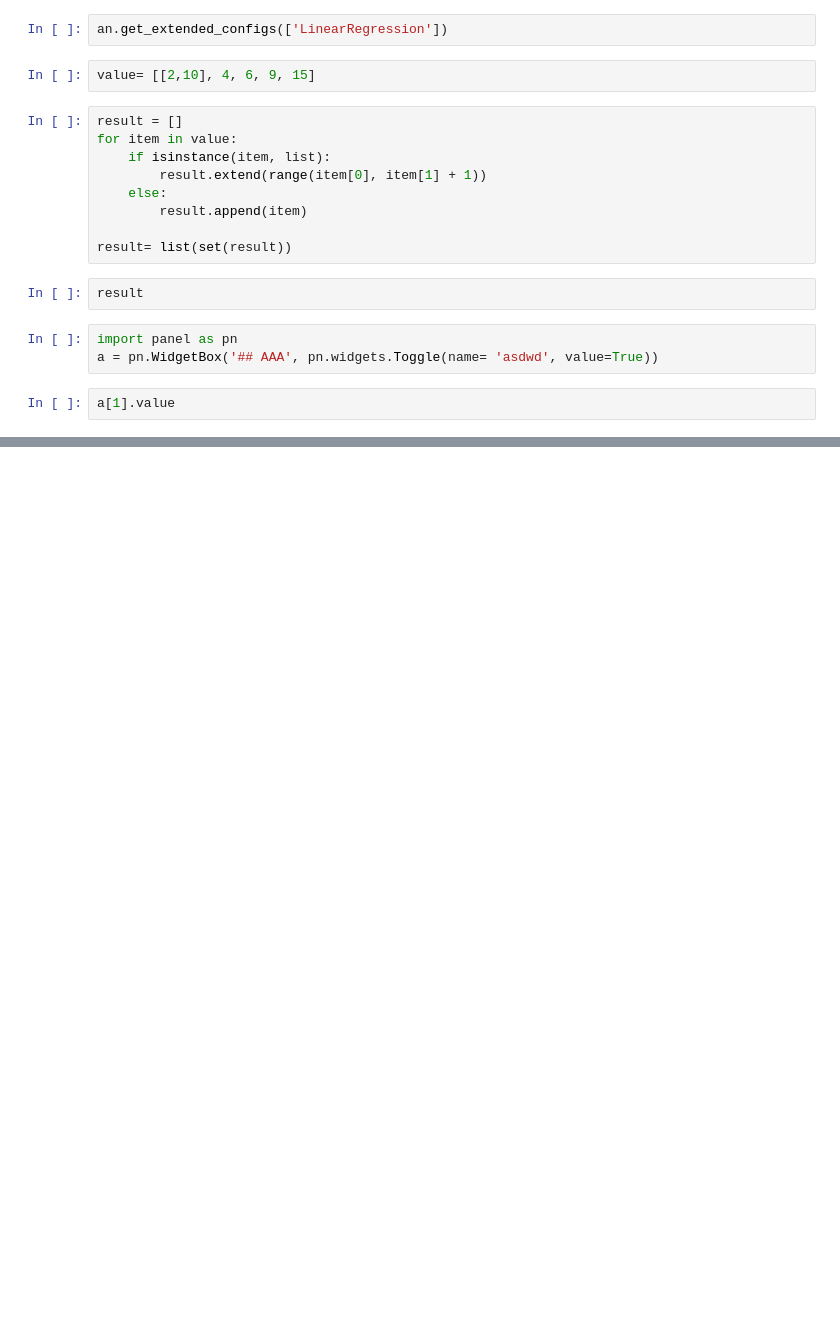
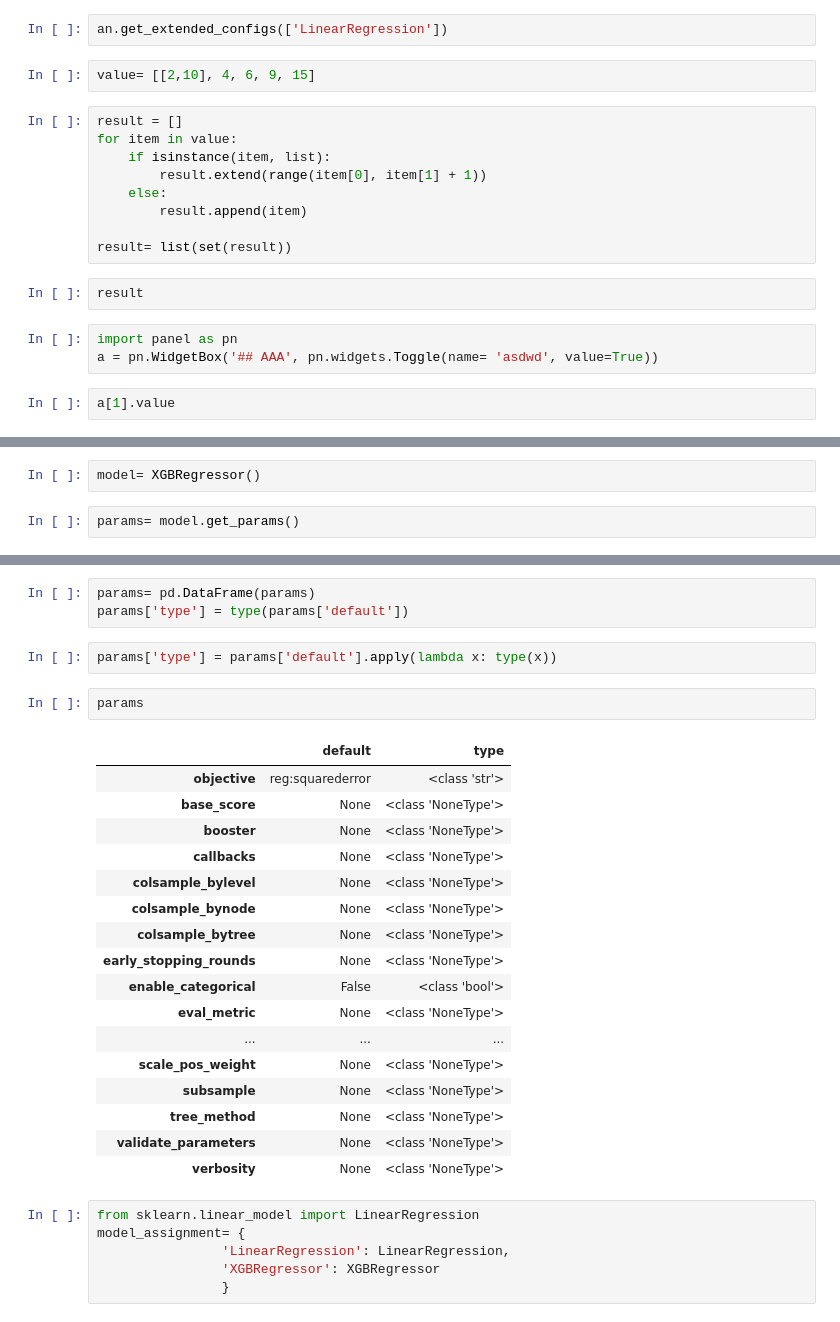
Before and after one commit to PranjalGhildiyal/Regression-interactive, a Jupyter notebook: test.ipynb, the cells around one changed output, grey strips where cells are left out. Drawn from its saved outputs; the diff is of its cells as text; blank space fills up the shorter version.

```diff
--- a/test.ipynb
+++ b/test.ipynb
@@ -426,0 +417,4 @@ a[1].value
+# %%
+model= XGBRegressor()
+# %%
+params= model.get_params()
@@ -426,0 +447,31 @@ a[1].value
+# %%
+params= pd.DataFrame(params)
+params['type'] = type(params['default'])
+# %%
+params['type'] = params['default'].apply(lambda x: type(x))
+# %%
+params
+# %% [output]
+|  | default | type |
+| objective | reg:squarederror | <class 'str'> |
+| base_score | None | <class 'NoneType'> |
+| booster | None | <class 'NoneType'> |
+| callbacks | None | <class 'NoneType'> |
+| colsample_bylevel | None | <class 'NoneType'> |
+| colsample_bynode | None | <class 'NoneType'> |
+| colsample_bytree | None | <class 'NoneType'> |
+| early_stopping_rounds | None | <class 'NoneType'> |
+| enable_categorical | False | <class 'bool'> |
+| eval_metric | None | <class 'NoneType'> |
+| ... | ... | ... |
+| scale_pos_weight | None | <class 'NoneType'> |
+| subsample | None | <class 'NoneType'> |
+| tree_method | None | <class 'NoneType'> |
+| validate_parameters | None | <class 'NoneType'> |
+| verbosity | None | <class 'NoneType'> |
+# %%
+from sklearn.linear_model import LinearRegression
+model_assignment= {
+                'LinearRegression': LinearRegression,
+                'XGBRegressor': XGBRegressor
+                }
```
Also changed, not shown: parts of 9 cells of this notebook, 3 other files.
